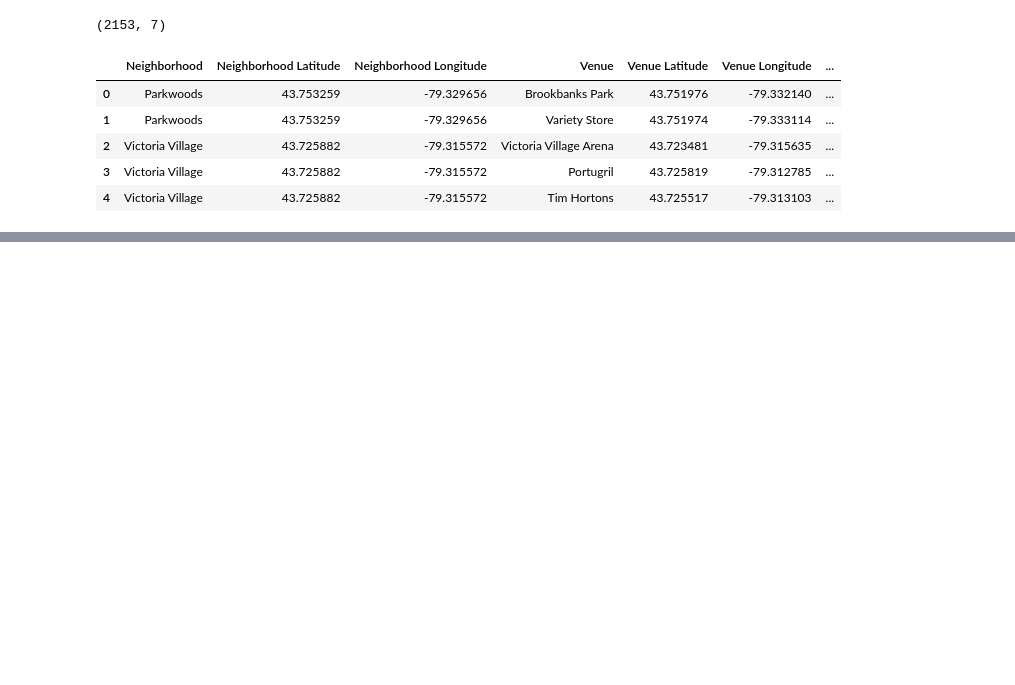
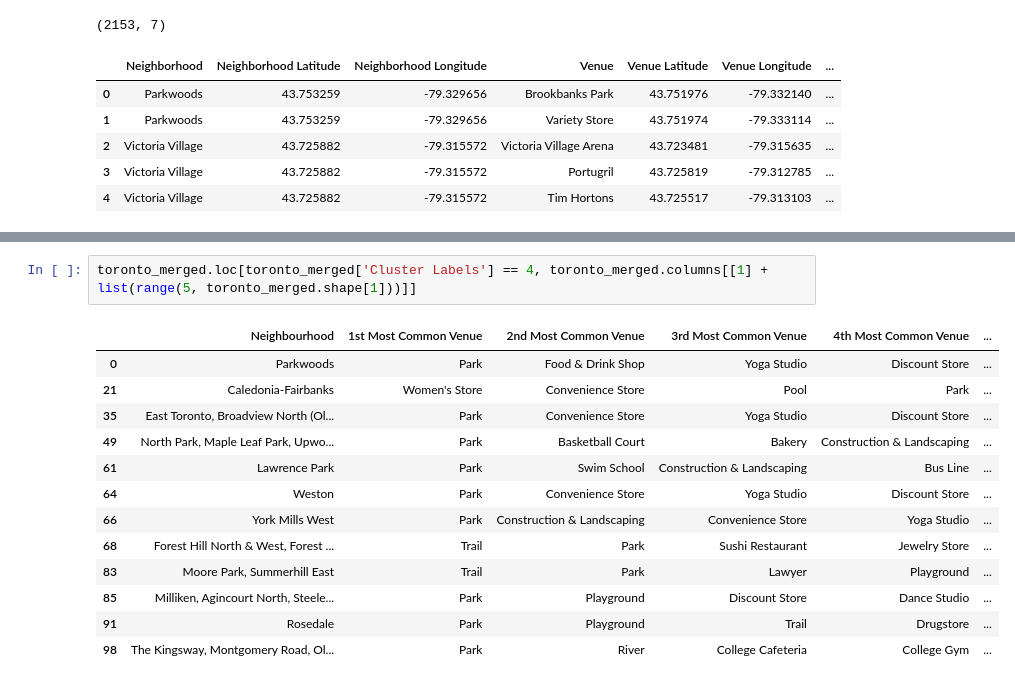
Before and after one commit to eazarsa/Final-project, a Jupyter notebook: Coursera_IBM_DS_Final Project.ipynb, the cells around one changed output, grey strips where cells are left out. Cells and saved outputs as stored; diff of their text form; blank space fills up the shorter version.

```diff
--- a/Coursera_IBM_DS_Final Project.ipynb
+++ b/Coursera_IBM_DS_Final Project.ipynb
@@ -255,0 +469,16 @@ Toronto_venues.head()
+# %%
+toronto_merged.loc[toronto_merged['Cluster Labels'] == 4, toronto_merged.columns[[1] + list(range(5, toronto_merged.shape[1]))]]
+# %% [output]
+|  | Neighbourhood | 1st Most Common Venue | 2nd Most Common Venue | 3rd Most Common Venue | 4th Most Common Venue | ... |
+| 0 | Parkwoods | Park | Food & Drink Shop | Yoga Studio | Discount Store | ... |
+| 21 | Caledonia-Fairbanks | Women's Store | Convenience Store | Pool | Park | ... |
+| 35 | East Toronto, Broadview North (Ol... | Park | Convenience Store | Yoga Studio | Discount Store | ... |
+| 49 | North Park, Maple Leaf Park, Upwo... | Park | Basketball Court | Bakery | Construction & Landscaping | ... |
+| 61 | Lawrence Park | Park | Swim School | Construction & Landscaping | Bus Line | ... |
+| 64 | Weston | Park | Convenience Store | Yoga Studio | Discount Store | ... |
+| 66 | York Mills West | Park | Construction & Landscaping | Convenience Store | Yoga Studio | ... |
+| 68 | Forest Hill North & West, Forest ... | Trail | Park | Sushi Restaurant | Jewelry Store | ... |
+| 83 | Moore Park, Summerhill East | Trail | Park | Lawyer | Playground | ... |
+| 85 | Milliken, Agincourt North, Steele... | Park | Playground | Discount Store | Dance Studio | ... |
+| 91 | Rosedale | Park | Playground | Trail | Drugstore | ... |
+| 98 | The Kingsway, Montgomery Road, Ol... | Park | River | College Cafeteria | College Gym | ... |
```
Also changed, not shown: parts of 19 cells of this notebook.
